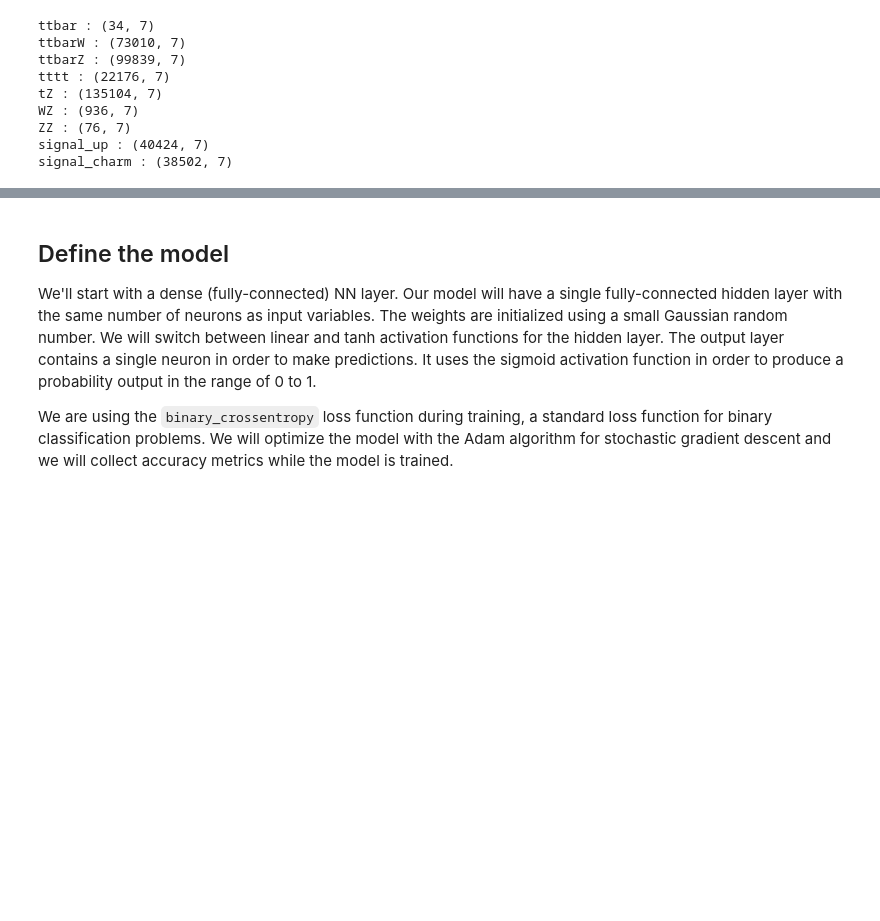
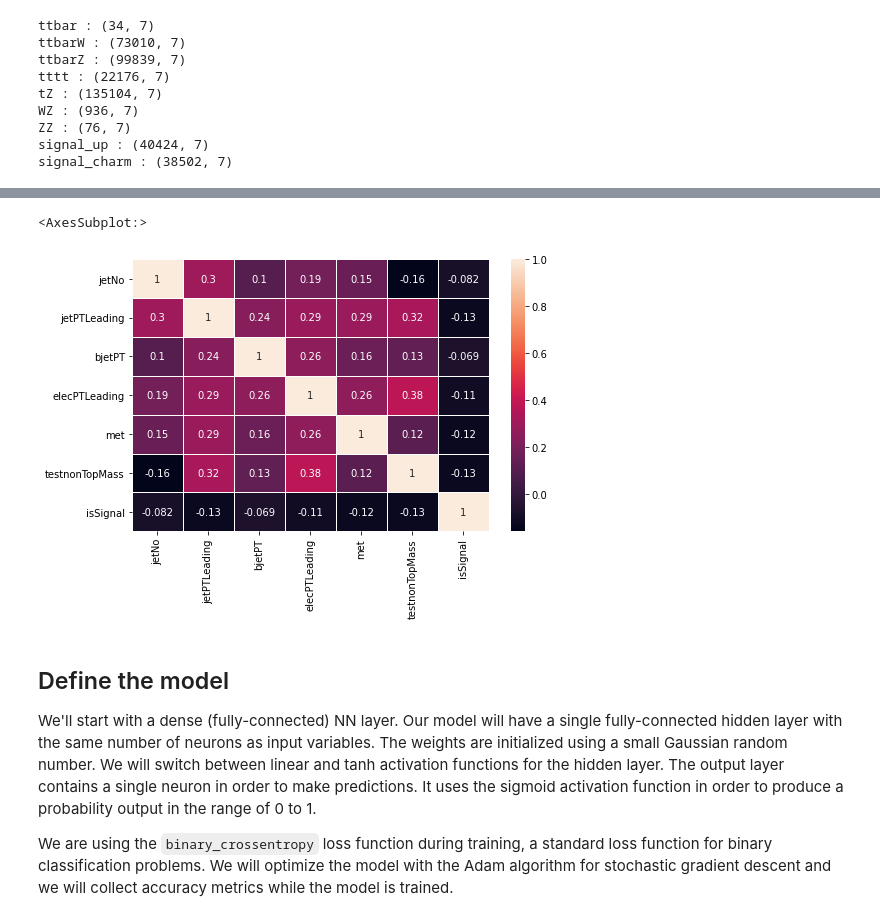
Before and after one commit to mghasemi19/TopFC, a Jupyter notebook: BDT_weight/TopFC_analysis.ipynb, the cells around one changed output, grey strips where cells are left out. Drawn from its saved outputs; the diff is of its cells as text; code cells hidden in the pictures; blank space fills up the shorter version.

```diff
--- a/BDT_weight/TopFC_analysis.ipynb
+++ b/BDT_weight/TopFC_analysis.ipynb
@@ -58,3 +69,11 @@ signal_charm : (38502, 7)
+# %%
+# show the correlation between features
+df_all = pd.concat([df[treename] for treename in filename.keys()])
+plt.figure(figsize=(8,5))
+sns.heatmap(df_all.corr(), annot=True, linewidth=.5)
+# %% [output]
+<AxesSubplot:>
+[figure, added]
 # %% [markdown]
 ## Define the model
 We'll start with a dense (fully-connected) NN layer.
```
Also changed, not shown: parts of 5 cells of this notebook.
